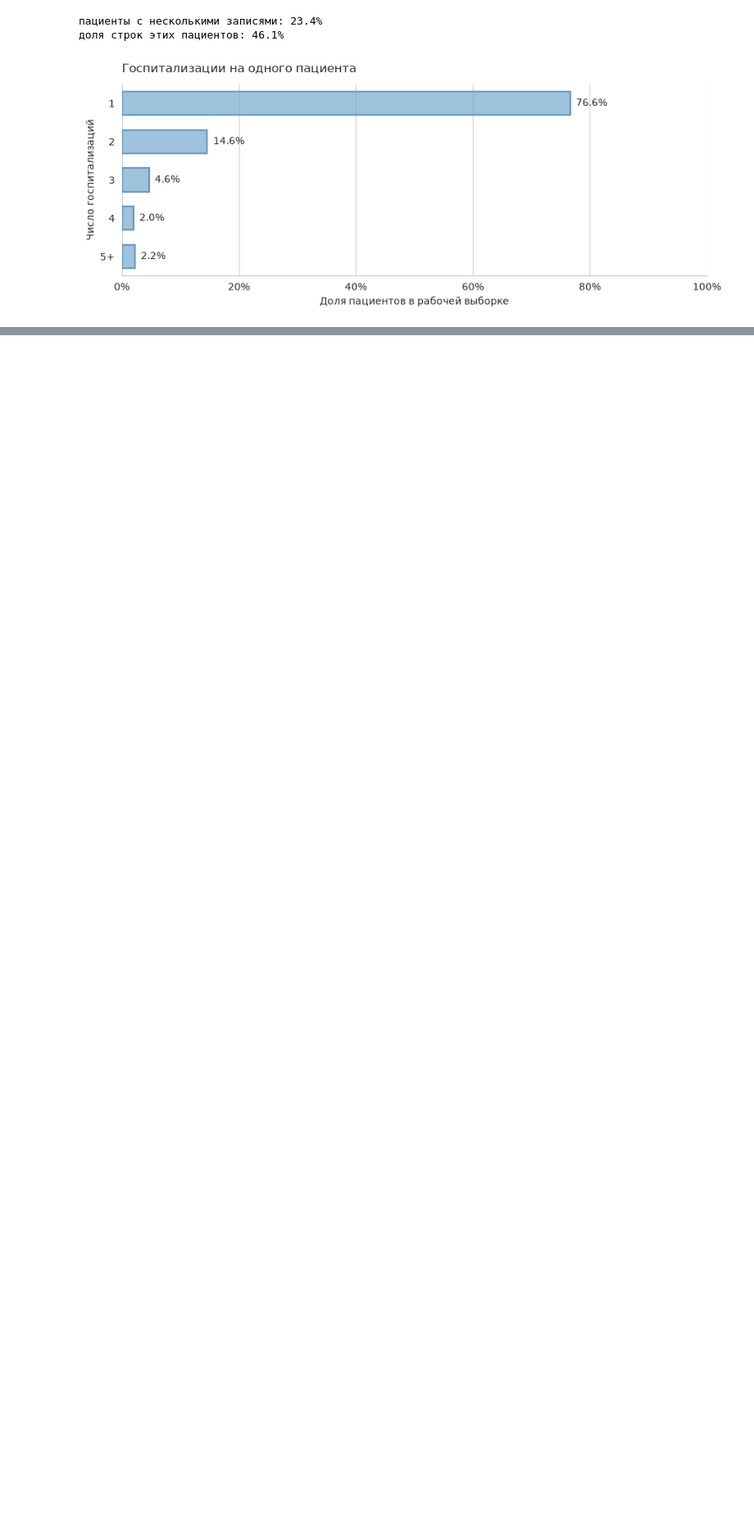
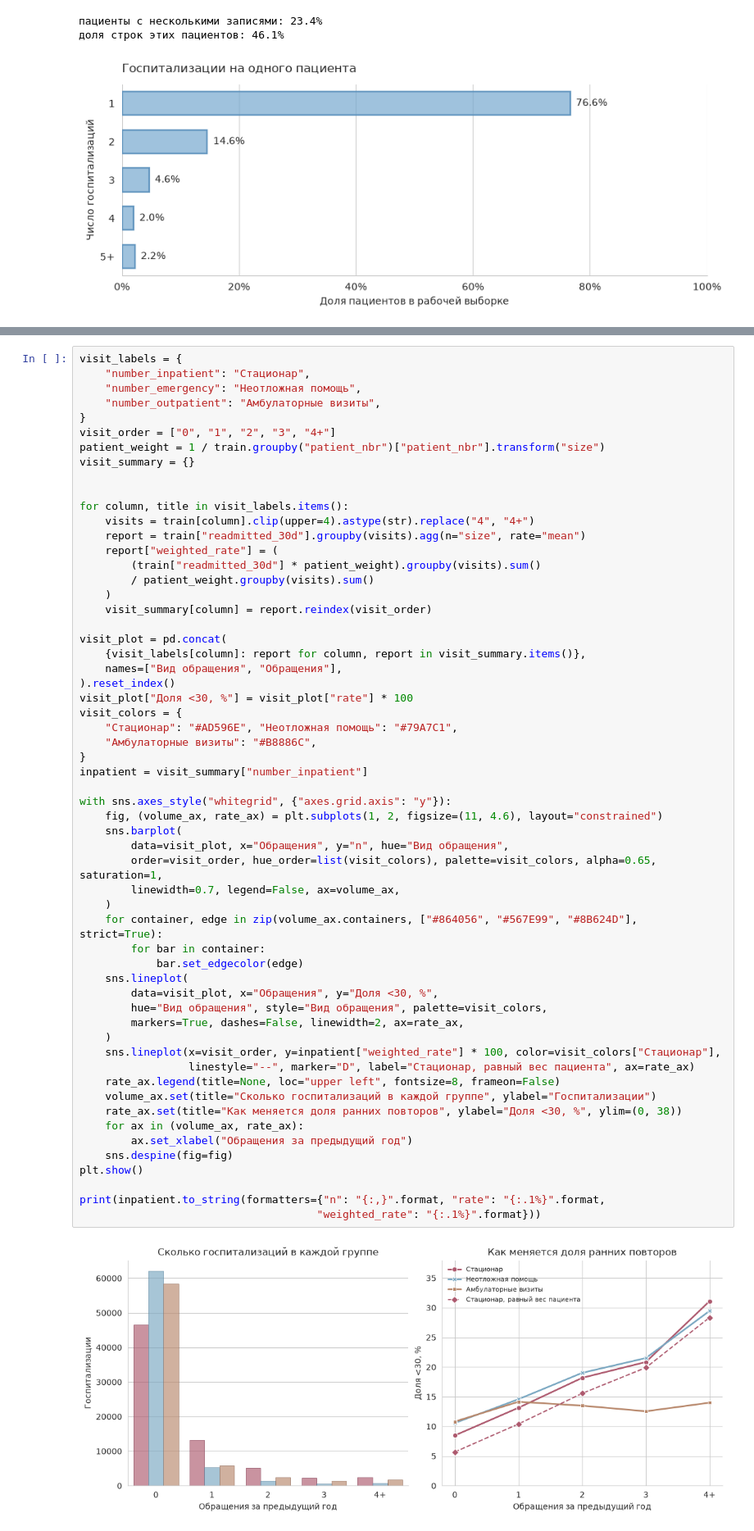
Before and after one commit to FlexonaFFt/cu-ml-diabetes-project, a Jupyter notebook: eda_notebooks/eda_fundamental.ipynb, the cells around one changed output, grey strips where cells are left out. Shown at 82% size. Cells and saved outputs as stored; diff of their text form; blank space fills up the shorter version.

Commit message:
--update --add-new-research-plots

```diff
--- a/eda_notebooks/eda_fundamental.ipynb
+++ b/eda_notebooks/eda_fundamental.ipynb
@@ -272,0 +303,60 @@ plt.show()
+# %%
+visit_labels = {
+    "number_inpatient": "Стационар",
+    "number_emergency": "Неотложная помощь",
+    "number_outpatient": "Амбулаторные визиты",
+}
+visit_order = ["0", "1", "2", "3", "4+"]
+patient_weight = 1 / train.groupby("patient_nbr")["patient_nbr"].transform("size")
+visit_summary = {}
+
+
+for column, title in visit_labels.items():
+    visits = train[column].clip(upper=4).astype(str).replace("4", "4+")
+    report = train["readmitted_30d"].groupby(visits).agg(n="size", rate="mean")
+    report["weighted_rate"] = (
+        (train["readmitted_30d"] * patient_weight).groupby(visits).sum()
+        / patient_weight.groupby(visits).sum()
+    )
+    visit_summary[column] = report.reindex(visit_order)
+
+visit_plot = pd.concat(
+    {visit_labels[column]: report for column, report in visit_summary.items()},
+    names=["Вид обращения", "Обращения"],
+).reset_index()
+visit_plot["Доля <30, %"] = visit_plot["rate"] * 100
+visit_colors = {
+    "Стационар": "#AD596E", "Неотложная помощь": "#79A7C1",
+    "Амбулаторные визиты": "#B8886C",
+}
+inpatient = visit_summary["number_inpatient"]
+
+with sns.axes_style("whitegrid", {"axes.grid.axis": "y"}):
+    fig, (volume_ax, rate_ax) = plt.subplots(1, 2, figsize=(11, 4.6), layout="constrained")
+    sns.barplot(
+        data=visit_plot, x="Обращения", y="n", hue="Вид обращения",
+        order=visit_order, hue_order=list(visit_colors), palette=visit_colors, alpha=0.65, saturation=1,
+        linewidth=0.7, legend=False, ax=volume_ax,
+    )
+    for container, edge in zip(volume_ax.containers, ["#864056", "#567E99", "#8B624D"], strict=True):
+        for bar in container:
+            bar.set_edgecolor(edge)
+    sns.lineplot(
+        data=visit_plot, x="Обращения", y="Доля <30, %",
+        hue="Вид обращения", style="Вид обращения", palette=visit_colors,
+        markers=True, dashes=False, linewidth=2, ax=rate_ax,
+    )
+    sns.lineplot(x=visit_order, y=inpatient["weighted_rate"] * 100, color=visit_colors["Стационар"],
+                 linestyle="--", marker="D", label="Стационар, равный вес пациента", ax=rate_ax)
+    rate_ax.legend(title=None, loc="upper left", fontsize=8, frameon=False)
+    volume_ax.set(title="Сколько госпитализаций в каждой группе", ylabel="Госпитализации")
+    rate_ax.set(title="Как меняется доля ранних повторов", ylabel="Доля <30, %", ylim=(0, 38))
+    for ax in (volume_ax, rate_ax):
+        ax.set_xlabel("Обращения за предыдущий год")
+    sns.despine(fig=fig)
+plt.show()
+
+print(inpatient.to_string(formatters={"n": "{:,}".format, "rate": "{:.1%}".format,
+                                     "weighted_rate": "{:.1%}".format}))
+# %% [output]
+[figure, added]
```
Also changed, not shown: parts of 25 cells of this notebook.
